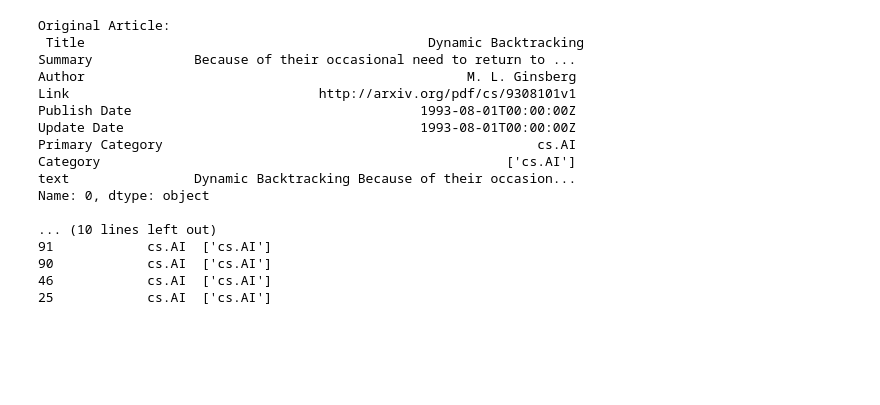
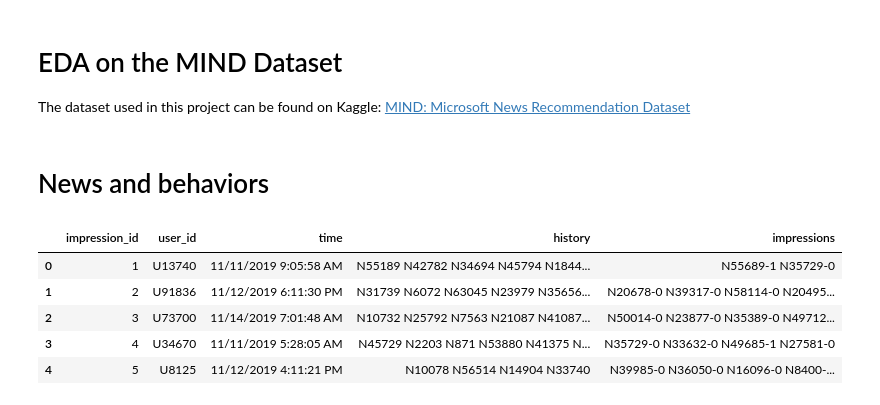
Before and after one commit to TheRayquaza/newsbro, a Jupyter notebook: apps/data/EDA.ipynb, the cells around one changed output. Drawn from its saved outputs; the diff is of its cells as text; code cells hidden in the pictures; blank space fills up the shorter version.

```diff
--- a/apps/data/EDA.ipynb
+++ b/apps/data/EDA.ipynb
@@ -259,27 +1,4 @@ np.save('similarity_matrix.npy', similarity_matrix)
-# %%
-def recommend_articles(article_index, top_n=5):
-    similarity_scores = similarity_matrix[article_index]
-    similar_indices = similarity_scores.argsort()[::-1][1:top_n+1]
-    return papers.iloc[similar_indices][['Title', 'Author', 'Primary Category', 'Category']]
-
-article_idx = 0
-print("Original Article:\n", papers.iloc[article_idx])
-print("\nRecommended Articles:\n", recommend_articles(article_idx, top_n=5))
-# %% [output]
-Original Article:
- Title                                            Dynamic Backtracking
-Summary             Because of their occasional need to return to ...
-Author                                                 M. L. Ginsberg
-Link                                http://arxiv.org/pdf/cs/9308101v1
-Publish Date                                     1993-08-01T00:00:00Z
-Update Date                                      1993-08-01T00:00:00Z
-Primary Category                                                cs.AI
-Category                                                    ['cs.AI']
-text                Dynamic Backtracking Because of their occasion...
-Name: 0, dtype: object
-
-... (10 lines left out)
-91            cs.AI  ['cs.AI']
-90            cs.AI  ['cs.AI']
-46            cs.AI  ['cs.AI']
-25            cs.AI  ['cs.AI']
+# %% [markdown]
+# EDA on the MIND Dataset
+
+The dataset used in this project can be found on Kaggle: [MIND: Microsoft News Recommendation Dataset](https://www.kaggle.com/datasets/arashnic/mind-news-dataset)
@@ -285,0 +10,33 @@ Name: 0, dtype: object
+# %%
+col_names = ["impression_id", "user_id", "time", "history", "impressions"]
+behaviors = pd.read_csv("behaviors.tsv", sep="\t", names=col_names, quoting=3)
+
+col_names = ["id", "category", "subcategory", "title", "abstract", "link", "title_entities", "abstract_entities"]
+news = pd.read_csv("news.tsv", sep="\t", names=col_names, quoting=3)
+
+
+def load_vec_file(path):
+    embeddings = {}
+    with open(path, "r", encoding="utf-8") as f:
+        for line in f:
+            parts = line.strip().split()
+            if len(parts) <= 2:
+                continue
+            key = parts[0]
+            vec = np.array(list(map(float, parts[1:])))
+            embeddings[key] = vec
+    return embeddings
+
+entity_embeddings = load_vec_file("entity_embedding.vec")
+relation_embeddings = load_vec_file("relation_embedding.vec")
+# %% [markdown]
+# News and behaviors
+# %%
+behaviors.head()
+# %% [output]
+|  | impression_id | user_id | time | history | impressions |
+| 0 | 1 | U13740 | 11/11/2019 9:05:58 AM | N55189 N42782 N34694 N45794 N1844... | N55689-1 N35729-0 |
+| 1 | 2 | U91836 | 11/12/2019 6:11:30 PM | N31739 N6072 N63045 N23979 N35656... | N20678-0 N39317-0 N58114-0 N20495... |
+| 2 | 3 | U73700 | 11/14/2019 7:01:48 AM | N10732 N25792 N7563 N21087 N41087... | N50014-0 N23877-0 N35389-0 N49712... |
+| 3 | 4 | U34670 | 11/11/2019 5:28:05 AM | N45729 N2203 N871 N53880 N41375 N... | N35729-0 N33632-0 N49685-1 N27581-0 |
+| 4 | 5 | U8125 | 11/12/2019 4:11:21 PM | N10078 N56514 N14904 N33740 | N39985-0 N36050-0 N16096-0 N8400-... |
```
Also changed, not shown: parts of 42 cells of this notebook, 8 other files.
